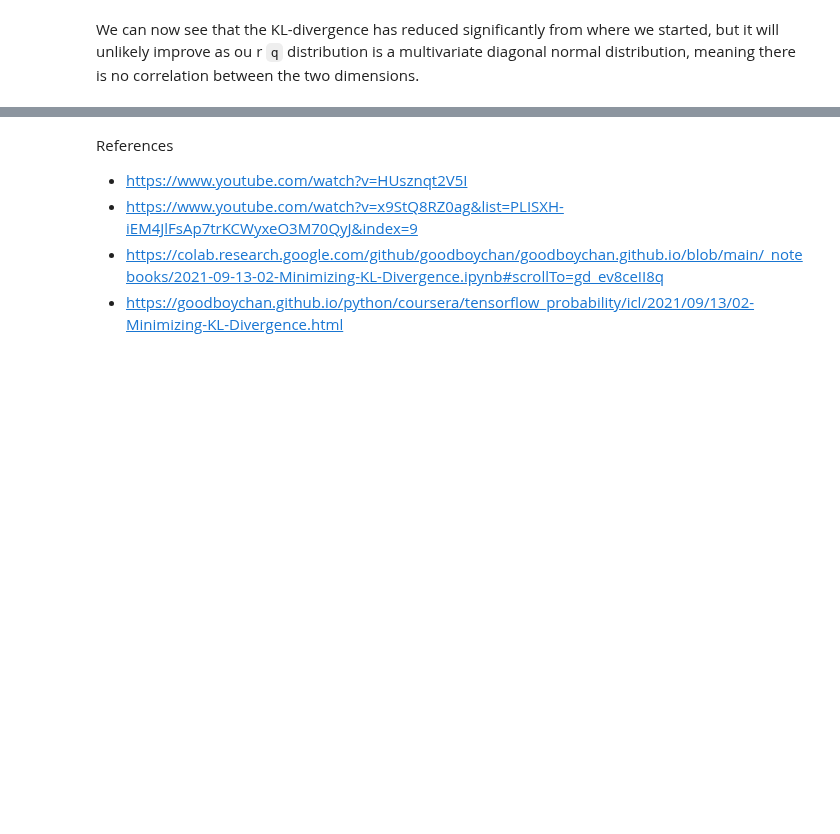
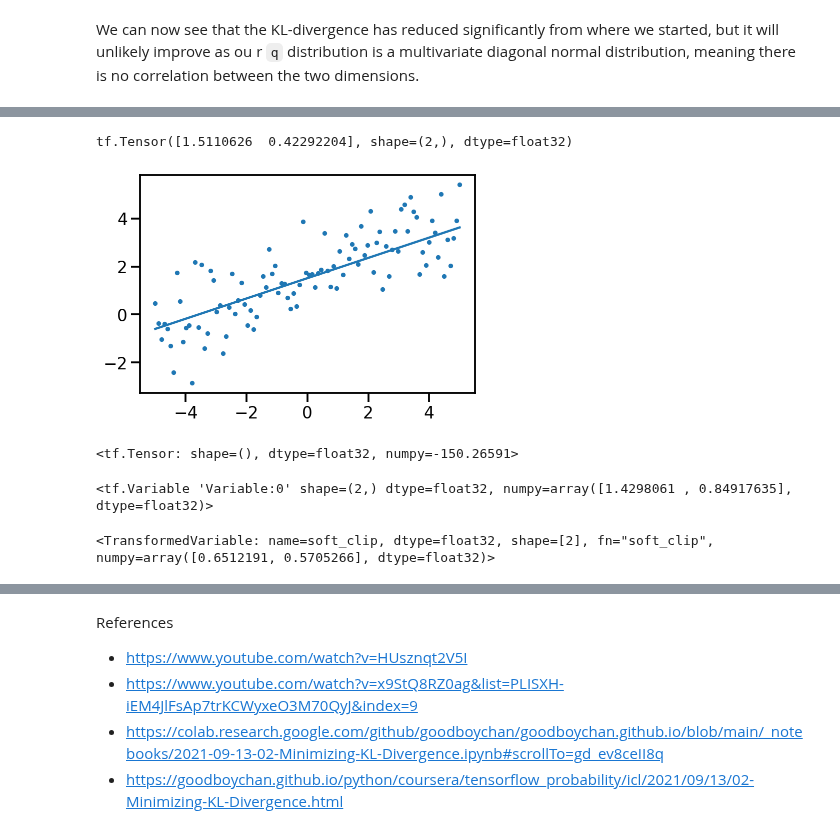
Before and after one commit to nipunbatra/blog-old, a Jupyter notebook: _notebooks/2022-01-29-kl-divergence.ipynb, the cells around one changed output, grey strips where cells are left out. Cells and saved outputs as stored; diff of their text form; code cells hidden in the pictures; blank space fills up the shorter version.

```diff
--- a/_notebooks/2022-01-29-kl-divergence.ipynb
+++ b/_notebooks/2022-01-29-kl-divergence.ipynb
@@ -894,0 +604,25 @@ r `q` distribution is a multivariate diagonal normal distribution, meaning there
+# %%
+x = tf.linspace(-5.0, 5.0, 100)
+x = tf.expand_dims(x, 1)
+# %%
+import functools
+
+stddv_datapoints = 1
+
+concrete_lr_model = functools.partial(lr_2, x=x, stddv_datapoints=stddv_datapoints)
+
+model = tfd.JointDistributionCoroutineAutoBatched(concrete_lr_model)
+# %%
+tf.random.set_seed(0)
+th_sample, data_sample = model.sample()
+
+plt.scatter(x[:, 0], data_sample, s=10)
+plt.plot(x[:, 0], tf.reshape(x*th_sample[1] + th_sample[0], [-1]))
+print(th_sample)
+# %% [output]
+tf.Tensor([1.5110626  0.42292204], shape=(2,), dtype=float32)
+[figure, added]
+# %%
+model.log_prob(th_sample, data_sample)
+# %% [output]
+<tf.Tensor: shape=(), dtype=float32, numpy=-150.26591>
@@ -894,0 +651,8 @@ r `q` distribution is a multivariate diagonal normal distribution, meaning there
+# %%
+loc
+# %% [output]
+<tf.Variable 'Variable:0' shape=(2,) dtype=float32, numpy=array([1.4298061 , 0.84917635], dtype=float32)>
+# %%
+scale
+# %% [output]
+<TransformedVariable: name=soft_clip, dtype=float32, shape=[2], fn="soft_clip", numpy=array([0.6512191, 0.5705266], dtype=float32)>
```
Also changed, not shown: parts of 98 cells of this notebook, 2 other files.
